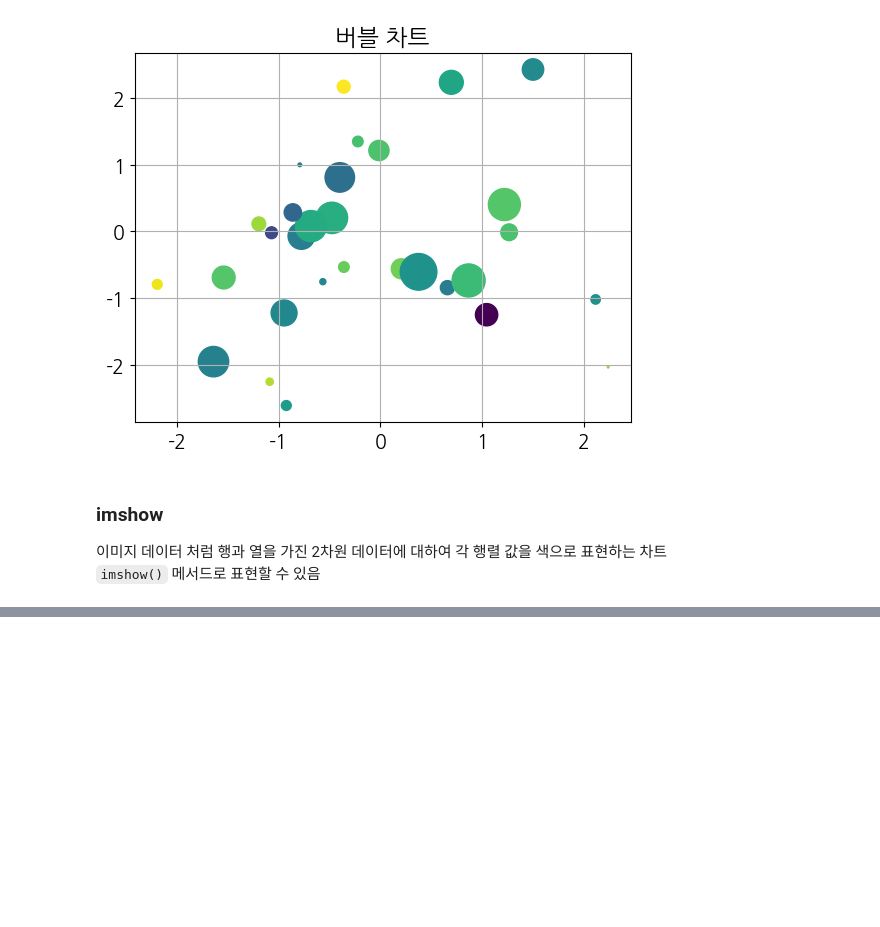
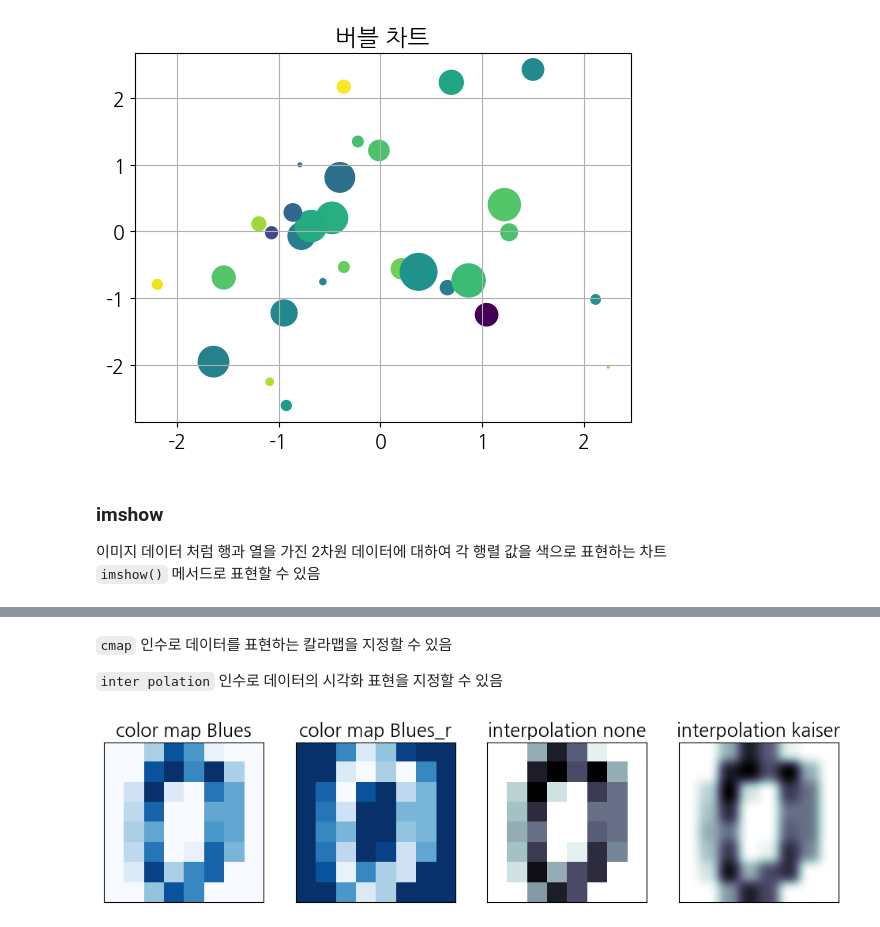
Before and after one commit to devKMC/python, a Jupyter notebook: matplotlib_visualize_data/matplotlib_varierty_plots.ipynb, the cells around one changed output, grey strips where cells are left out. Drawn from its saved outputs; the diff is of its cells as text; code cells hidden in the pictures; blank space fills up the shorter version.

```diff
--- a/matplotlib_visualize_data/matplotlib_varierty_plots.ipynb
+++ b/matplotlib_visualize_data/matplotlib_varierty_plots.ipynb
@@ -165,0 +166,20 @@ plt.show()
+# %% [markdown]
+`cmap` 인수로 데이터를 표현하는 칼라맵을 지정할 수 있음
+
+`inter polation` 인수로 데이터의 시각화 표현을 지정할 수 있음
+# %%
+figure, axes = plt.subplots(1, 4, figsize=(12, 3), subplot_kw={'xticks': [], 'yticks': []})
+
+axes[0].set_title('color map Blues')
+axes[0].imshow(x, interpolation='nearest', cmap=plt.cm.Blues)
+axes[1].set_title('color map Blues_r')
+axes[1].imshow(x, interpolation='nearest', cmap=plt.cm.Blues_r)
+
+axes[2].set_title('interpolation none')
+axes[2].imshow(x, interpolation='none', cmap=plt.cm.bone_r)
+axes[3].set_title('interpolation kaiser')
+axes[3].imshow(x, interpolation='kaiser', cmap=plt.cm.bone_r)
+
+plt.show()
+# %% [output]
+[figure, added]
```
Also changed, not shown: parts of 5 cells of this notebook, 1 other file.
